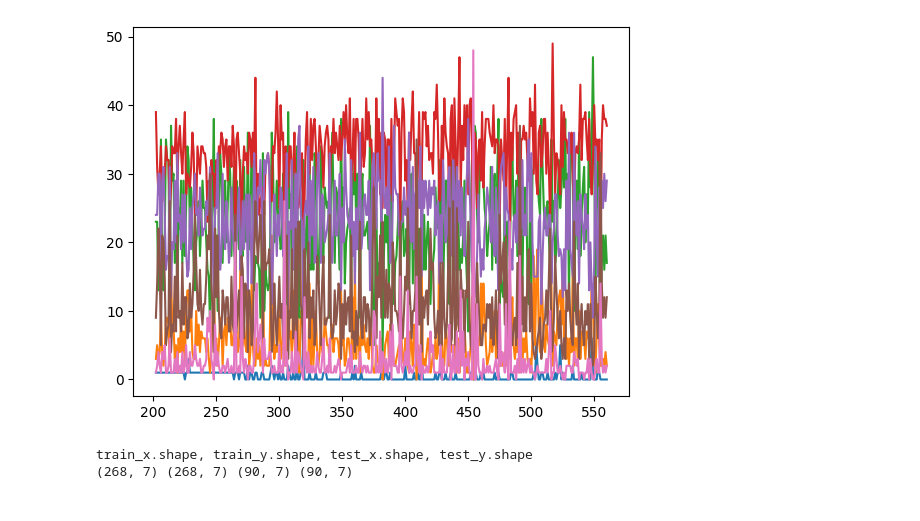
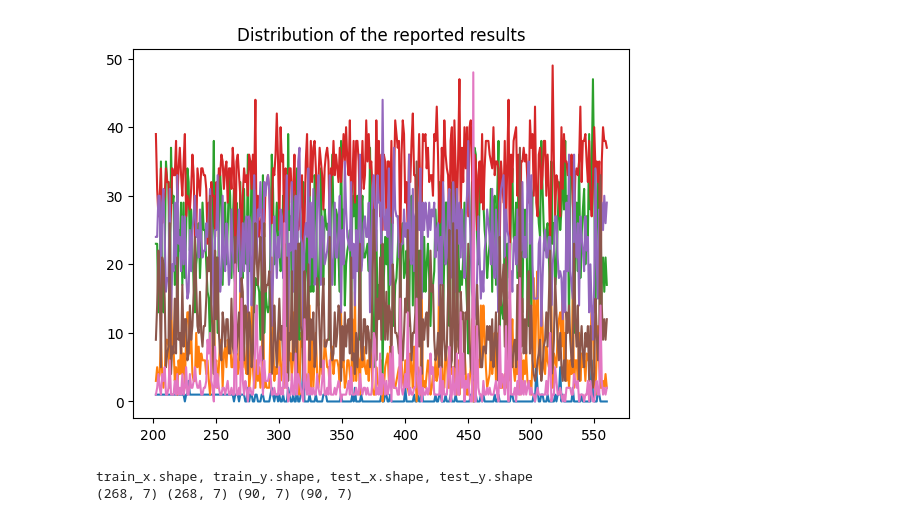
Before and after one commit to ShoiLyaung/MCM_C, a Jupyter notebook: Q2/prediction_of_reported_results.ipynb, the cells around one changed output. Saved outputs shown, nothing was run; the diff lists cells and outputs as text; code cells hidden in the pictures.

Commit message:
Better figure for Q2 - [ ] Q1 - [ ] Q2 - [ ] Q3 - [ ] knn - [x] Kmeans - [x] word_to_vec

```diff
--- a/Q2/prediction_of_reported_results.ipynb
+++ b/Q2/prediction_of_reported_results.ipynb
@@ -11,12 +11,13 @@ from sklearn.preprocessing import MinMaxScaler
 # %%
 # import raw data and plot
 data_set = pd.read_csv('Wordle.csv')
 data_x = data_set.loc[:, ['Contest number']].values
 data_y = data_set.iloc[:, 5:12].values
 plt.plot(data_x, data_y)
+plt.title("Distribution of the reported results")
 plt.show()
 # %% [output]
-[figure, old version]
+[figure, new version]
 # %%
 data = data_y
 data = data.astype('float32')
```
Also changed, not shown: parts of 3 cells of this notebook, 3 other files.
